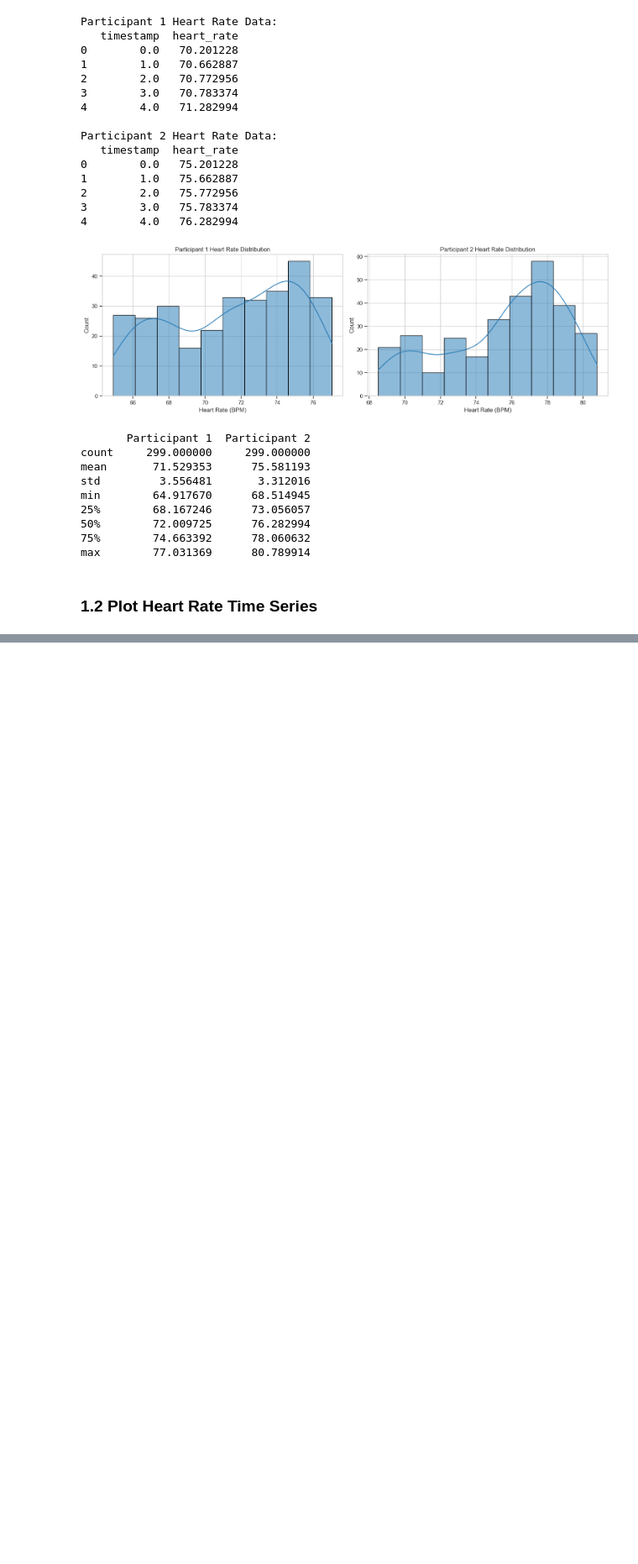
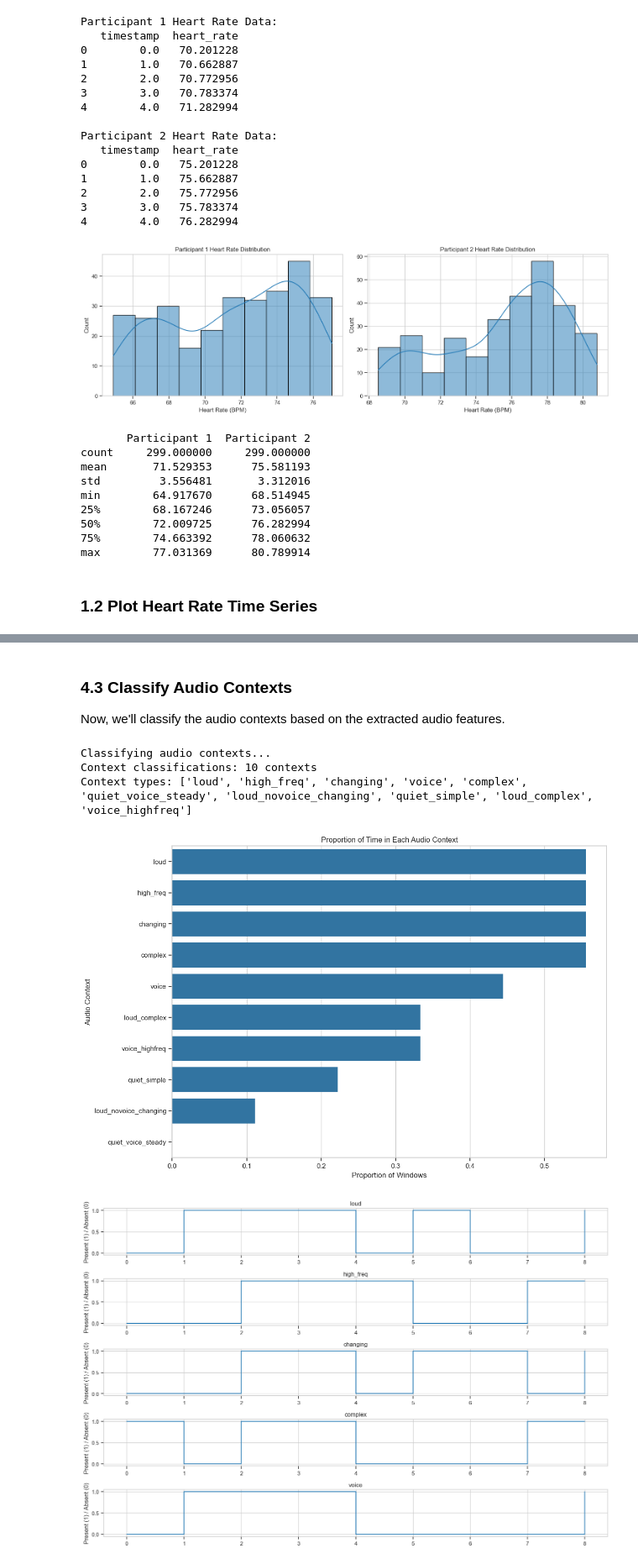
Before and after one commit to P-Oveisi/brainhack_context_flow, a Jupyter notebook: notebooks/exploration.ipynb, the cells around one changed output, grey strips where cells are left out. Shown at 84% size. Cells and saved outputs as stored; diff of their text form; code cells hidden in the pictures; blank space fills up the shorter version.

```diff
--- a/notebooks/exploration.ipynb
+++ b/notebooks/exploration.ipynb
@@ -289,0 +375,54 @@ python ../main.py --hr1 ../data/raw/participant1_hr.csv --hr2 ../data/raw/partic
+# %% [markdown]
+### 4.3 Classify Audio Contexts
+
+Now, we'll classify the audio contexts based on the extracted audio features.
+# %%
+if 'features_df' in locals():
+    print("Classifying audio contexts...")
+
+    # Classify audio contexts
+    context_df = classify_audio_contexts(features_df)
+
+    # Create multidimensional contexts
+    multi_context_df = create_multidimensional_contexts(context_df)
+
+    # Display context classifications
+    context_cols = [col for col in multi_context_df.columns if col.startswith('context_')]
+
+    print(f"Context classifications: {len(context_cols)} contexts")
+    print(f"Context types: {[col.replace('context_', '') for col in context_cols]}")
+
+    # Visualize context distribution
+    plt.figure(figsize=(12, 8))
+
+    # Calculate the proportion of windows in each context
+    context_proportions = multi_context_df[context_cols].mean().sort_values(ascending=False)
+
+    # Create bar chart
+    sns.barplot(x=context_proportions.values, y=[col.replace('context_', '') for col in context_proportions.index])
+    plt.title('Proportion of Time in Each Audio Context')
+    plt.xlabel('Proportion of Windows')
+    plt.ylabel('Audio Context')
+    plt.tight_layout()
+    plt.show()
+
+    # Visualize context over time
+    plt.figure(figsize=(15, 10))
+
+    # Plot top 5 contexts over time
+    top_contexts = context_proportions.index[:5]
+
+    for i, context in enumerate(top_contexts):
+        plt.subplot(len(top_contexts), 1, i+1)
+        plt.plot(multi_context_df[context], drawstyle='steps-post')
+        plt.title(context.replace('context_', ''))
+        plt.ylabel('Present (1) / Absent (0)')
+
+    plt.tight_layout()
+    plt.show()
+# %% [output]
+Classifying audio contexts...
+Context classifications: 10 contexts
+Context types: ['loud', 'high_freq', 'changing', 'voice', 'complex', 'quiet_voice_steady', 'loud_novoice_changing', 'quiet_simple', 'loud_complex', 'voice_highfreq']
+[figure, added]
+[figure, added]
```
Also changed, not shown: parts of 22 cells of this notebook, 31 other files.
